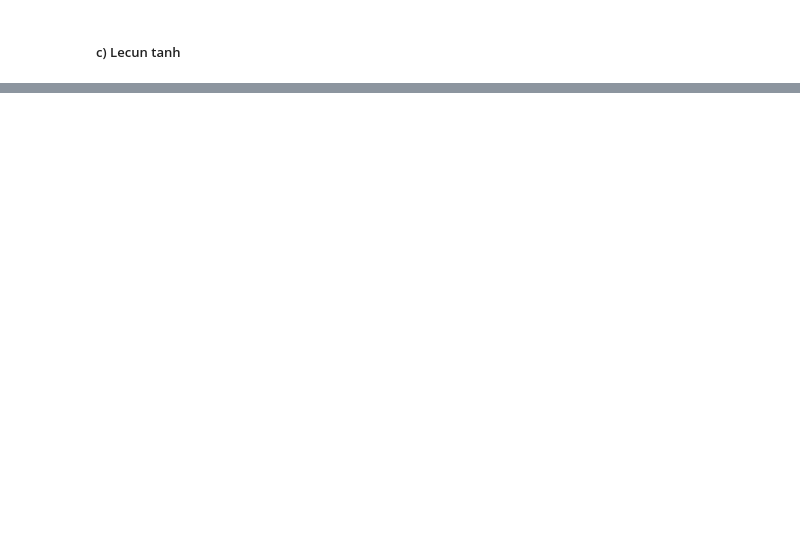
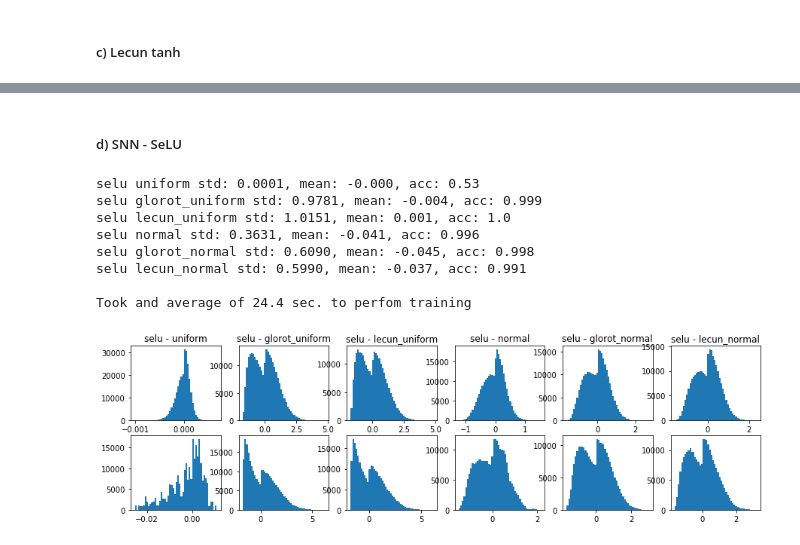
Before and after one commit to marc-moreaux/Deep-Learning-classes, a Jupyter notebook: notebooks/activations_initializers.ipynb, the cells around one changed output, grey strips where cells are left out. Cells and saved outputs as stored; diff of their text form; code cells hidden in the pictures; blank space fills up the shorter version.

Commit message:
update activation notebooks

```diff
--- a/notebooks/activations_initializers.ipynb
+++ b/notebooks/activations_initializers.ipynb
@@ -139,0 +236,17 @@ show_model(activations, initializers)
+# %% [markdown]
+##### d) SNN - SeLU
+# %%
+pylab.rcParams['figure.figsize'] = (15, 4)
+activations = ['selu']*6
+initializers = ['uniform', 'glorot_uniform', 'lecun_uniform', 'normal', 'glorot_normal', 'lecun_normal']
+show_model(activations, initializers)
+# %% [output]
+selu uniform std: 0.0001, mean: -0.000, acc: 0.53
+selu glorot_uniform std: 0.9781, mean: -0.004, acc: 0.999
+selu lecun_uniform std: 1.0151, mean: 0.001, acc: 1.0
+selu normal std: 0.3631, mean: -0.041, acc: 0.996
+selu glorot_normal std: 0.6090, mean: -0.045, acc: 0.998
+selu lecun_normal std: 0.5990, mean: -0.037, acc: 0.991
+
+Took and average of 24.4 sec. to perfom training
+[figure, added]
```
Also changed, not shown: parts of 13 cells of this notebook, 1 other file.
